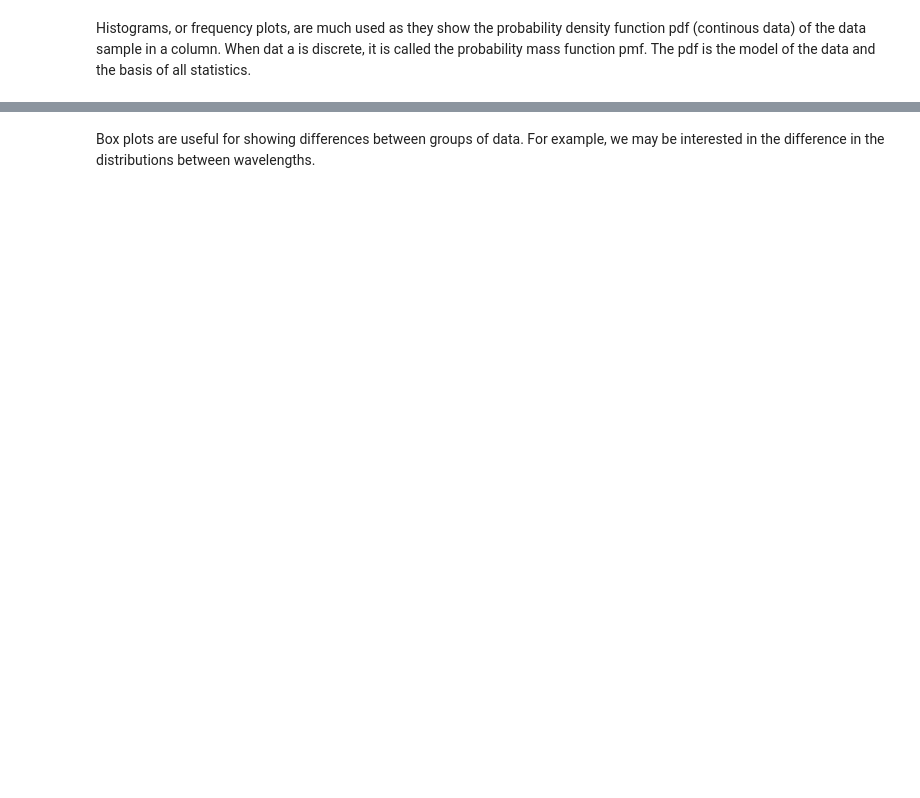
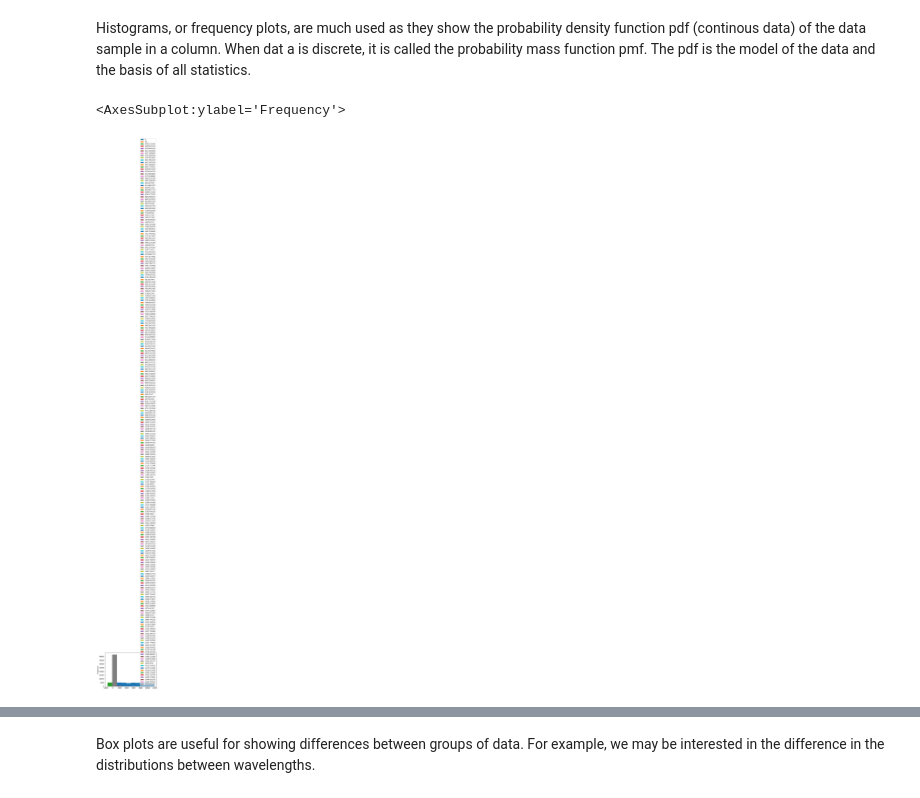
Before and after one commit to Sean-Reinhardt/Reinhardt-Sean, a Jupyter notebook: 04_Dataframes_Stats_Plotting.ipynb, the cells around one changed output, grey strips where cells are left out. Drawn from its saved outputs; the diff is of its cells as text; code cells hidden in the pictures; blank space fills up the shorter version.

```diff
--- a/04_Dataframes_Stats_Plotting.ipynb
+++ b/04_Dataframes_Stats_Plotting.ipynb
@@ -103,4 +103,4 @@ Pandas Dataframes have many [plotting](https://pandas.pydata.org/docs/reference/
 # Mount the google drive
 from google.colab import drive
 drive.mount('/content/drive')
-path = '/content/drive/MyDrive/Courses/DSF-DCBP/Data-MCR/P3HT_Abs_data_Teaching.txt' #Data-CCD/4ms_10 av_30 s_Absorbance_10-32-04-868.txt'
+path = '/content/drive/MyDrive/datascience/P3HT_Abs_data_Teaching.txt' #Data-CCD/4ms_10 av_30 s_Absorbance_10-32-04-868.txt'
@@ -115,7 +131,10 @@ df.head()
 Histograms, or frequency plots, are much used as they show the probability density function pdf (continous data) of the data sample in a column. When dat a is discrete, it is called the probability mass function pmf. The pdf is the model of the data and the basis of all statistics.
 # %%
 # Histograms of all the columns
-#df.plot.his()
+df.plot.hist()
+# %% [output]
+<AxesSubplot:ylabel='Frequency'>
+[figure, added]
 # %%
 # Histogram of selected columns
 df.hist(df.columns[2], bins=20)
```
Also changed, not shown: parts of 11 cells of this notebook.
